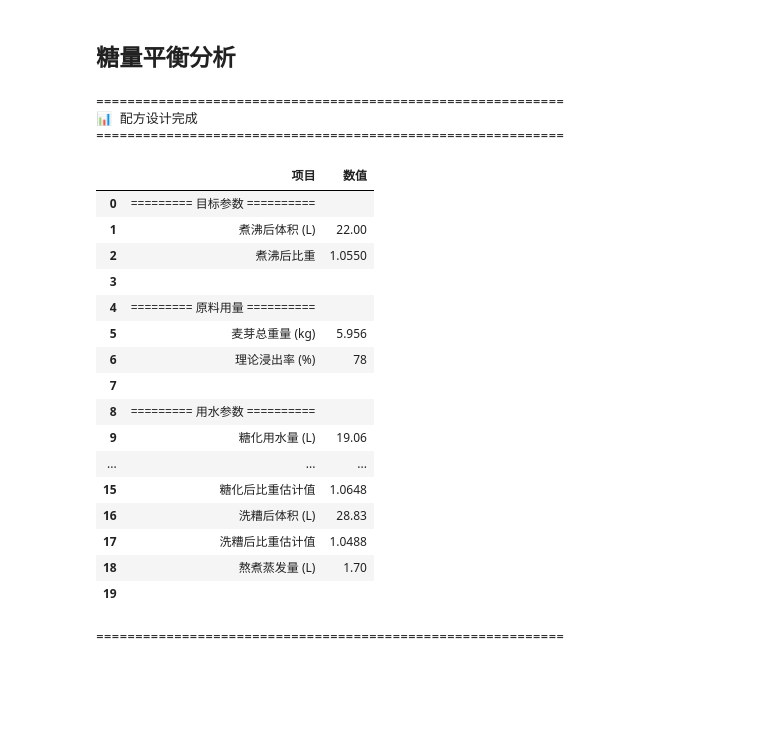
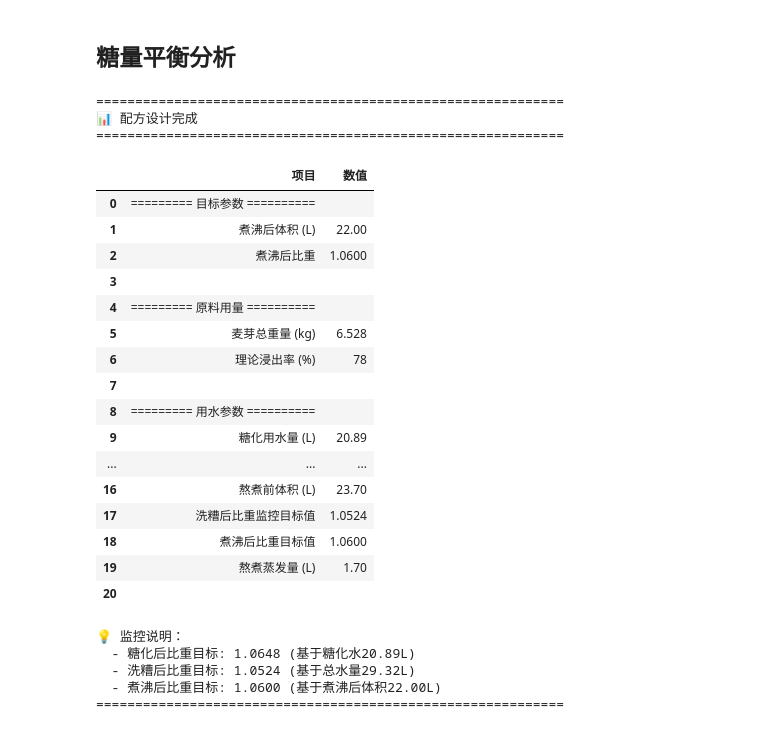
Before and after one commit to zhangle2088/BrewMetrics, a Jupyter notebook: recipe_design.ipynb, the cells around one changed output. Cells and saved outputs as stored; diff of their text form; code cells hidden in the pictures; blank space fills up the shorter version.

```diff
--- a/recipe_design.ipynb
+++ b/recipe_design.ipynb
@@ -69,7 +73,7 @@ print("="*60)
 # ==================== 酿造目标参数 ====================
 # 目标麦汁参数
 target_post_boil_volume = 22.0  # 煮沸后麦汁体积 (L)
-target_post_boil_sg = 1.055     # 煮沸后麦汁比重
+target_post_boil_sg = 1.060     # 煮沸后麦汁比重
 
 # 工艺参数
 potential_extract_rate = 0.78   # 理论浸出率 (综合值)
@@ -161,14 +165,14 @@ print("✅ 计算函数定义完成！")
 total_malt_weight = calculate_malt_weight(
     target_post_boil_volume,
     target_post_boil_sg,
-    post_boil_efficiency,
+    post_boil_efficiency * 100,  # 转换为百分比形式
     potential_extract_rate
 )
 
 print("📋 步骤1: 计算麦芽重量")
 print("-"*60)
 print(f"目标麦汁实际含糖量: {calculate_actual_extract(target_post_boil_volume, target_post_boil_sg):.3f} kg")
-print(f"使用熬煮后效率: {post_boil_efficiency:.2f}%")
+print(f"使用熬煮后效率: {post_boil_efficiency:.4f} ({post_boil_efficiency*100:.2f}%)")
 print(f"所需麦芽重量: {total_malt_weight:.3f} kg")
 print("="*60)
 # %% [output]
@@ -330,6 +339,9 @@ print("="*70)
 # %% [markdown]
 ## 糖量平衡分析
 # %%
+# 计算总用水量
+total_water = strike_water + sparge_water
+
 # 创建配方汇总表格
 recipe_summary = pd.DataFrame({
     '项目': [
@@ -349,8 +361,9 @@ recipe_summary = pd.DataFrame({
         '',
         '========= 过程监控 ==========',
         '糖化后比重估计值',
-        '洗糟后体积 (L)',
-        '洗糟后比重估计值',
+        '熬煮前体积 (L)',
+        '洗糟后比重监控目标值',
+        '煮沸后比重目标值',
         '熬煮蒸发量 (L)',
         ''
     ],
@@ -361,49 +374,59 @@ recipe_summary = pd.DataFrame({
         '',
         '',
         f'{total_malt_weight:.3f}',
         f'{potential_extract_rate*100:.0f}',
         '',
         '',
         f'{strike_water:.2f}',
         f'{sparge_water:.2f}',
         f'{total_water:.2f}',
         f'{water_grain_ratio:.1f}',
         '',
         '',
         f'{estimated_pre_sparge_sg:.4f}',
-        f'{total_water:.2f}',
-        f'{estimated_pre_boil_sg:.4f}',
+        f'{pre_boil_volume:.2f}',
+        f'{estimated_pre_boil_sg_for_monitoring:.4f}',
+        f'{target_post_boil_sg:.4f}',
         f'{boil_off_volume:.2f}',
         ''
     ]
 })
 
 print("\n" + "="*60)
 print("📊 配方设计完成")
 print("="*60)
 display(recipe_summary)
+print()
+print("💡 监控说明：")
+print(f"  - 糖化后比重目标: {estimated_pre_sparge_sg:.4f} (基于糖化水{strike_water:.2f}L)")
+print(f"  - 洗糟后比重目标: {estimated_pre_boil_sg_for_monitoring:.4f} (基于总水量{total_water:.2f}L)")
+print(f"  - 煮沸后比重目标: {target_post_boil_sg:.4f} (基于煮沸后体积{target_post_boil_volume:.2f}L)")
 print("="*60)
 # %% [output]
 ============================================================
 📊 配方设计完成
 ============================================================
 |  | 项目 | 数值 |
 | 0 | ========= 目标参数 ========== |  |
 | 1 | 煮沸后体积 (L) | 22.00 |
-| 2 | 煮沸后比重 | 1.0550 |
+| 2 | 煮沸后比重 | 1.0600 |
 | 3 |  |  |
 | 4 | ========= 原料用量 ========== |  |
-| 5 | 麦芽总重量 (kg) | 5.956 |
+| 5 | 麦芽总重量 (kg) | 6.528 |
 | 6 | 理论浸出率 (%) | 78 |
 | 7 |  |  |
 | 8 | ========= 用水参数 ========== |  |
-| 9 | 糖化用水量 (L) | 19.06 |
+| 9 | 糖化用水量 (L) | 20.89 |
 | ... | ... | ... |
-| 15 | 糖化后比重估计值 | 1.0648 |
-| 16 | 洗糟后体积 (L) | 28.83 |
-| 17 | 洗糟后比重估计值 | 1.0488 |
-| 18 | 熬煮蒸发量 (L) | 1.70 |
-| 19 |  |  |
+| 16 | 熬煮前体积 (L) | 23.70 |
+| 17 | 洗糟后比重监控目标值 | 1.0524 |
+| 18 | 煮沸后比重目标值 | 1.0600 |
+| 19 | 熬煮蒸发量 (L) | 1.70 |
+| 20 |  |  |
+💡 监控说明：
+  - 糖化后比重目标: 1.0648 (基于糖化水20.89L)
+  - 洗糟后比重目标: 1.0524 (基于总水量29.32L)
+  - 煮沸后比重目标: 1.0600 (基于煮沸后体积22.00L)
 ============================================================
 # %%
 # 糖量平衡分析
```
Also changed, not shown: parts of 10 cells of this notebook, 3 other files.
